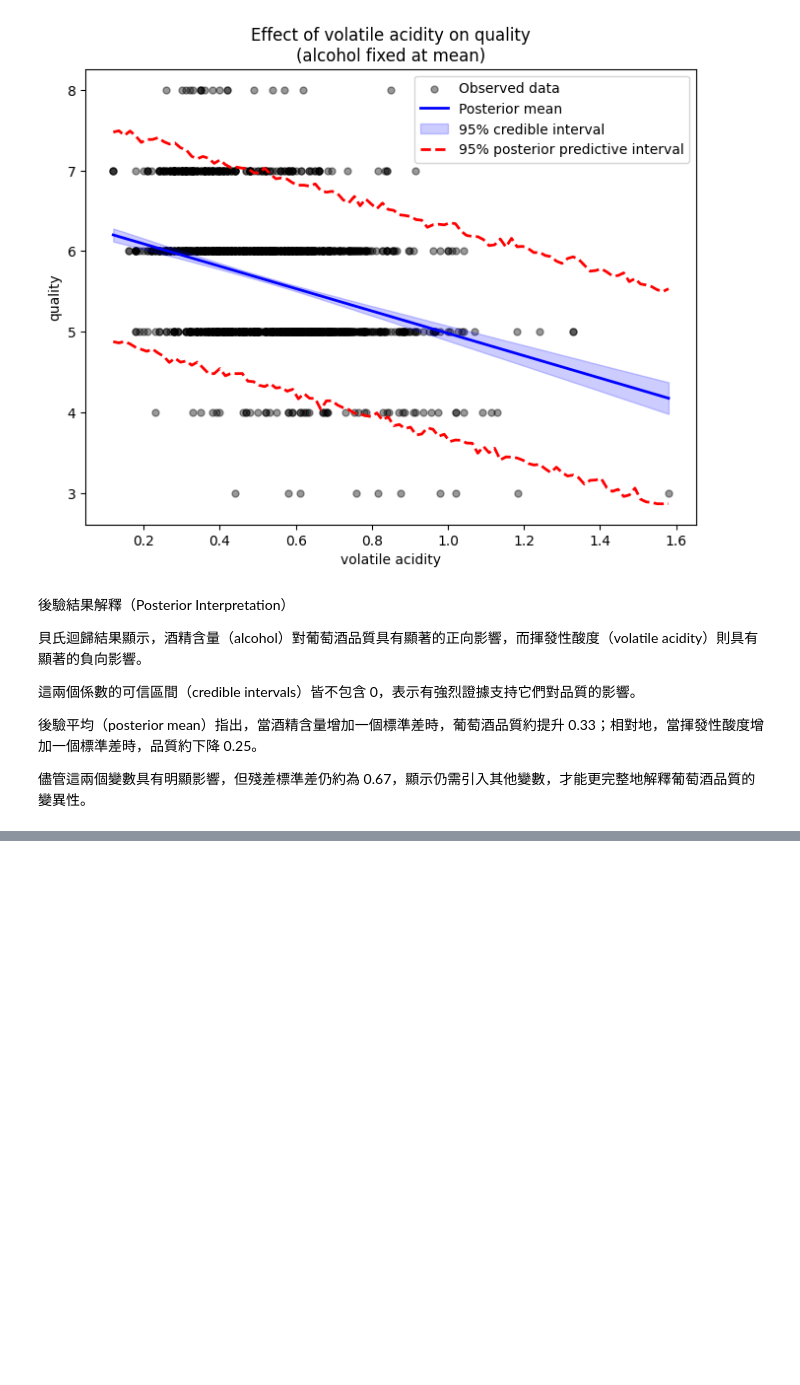
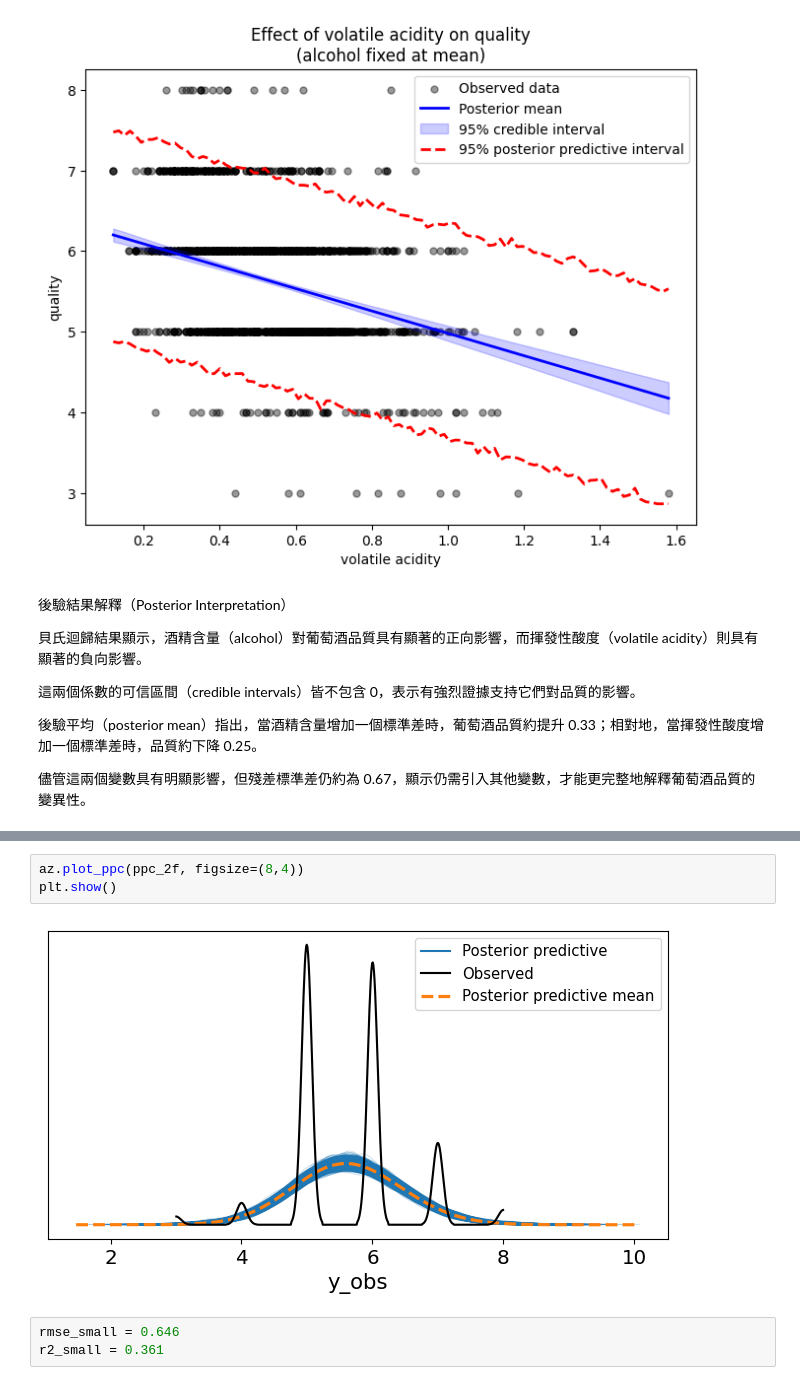
Before and after one commit to RafaelChen1991/01_Bayesian-Linear-Regression_MCMC, a Jupyter notebook: notebooks/03_bayesian_linear_regression.ipynb, the cells around one changed output, grey strips where cells are left out. Drawn from its saved outputs; the diff is of its cells as text; blank space fills up the shorter version.

```diff
--- a/notebooks/03_bayesian_linear_regression.ipynb
+++ b/notebooks/03_bayesian_linear_regression.ipynb
@@ -413,0 +623,8 @@ plt.show()
+# %%
+az.plot_ppc(ppc_2f, figsize=(8,4))
+plt.show()
+# %% [output]
+[figure, added]
+# %%
+rmse_small = 0.646
+r2_small = 0.361
```
Also changed, not shown: parts of 24 cells of this notebook.
